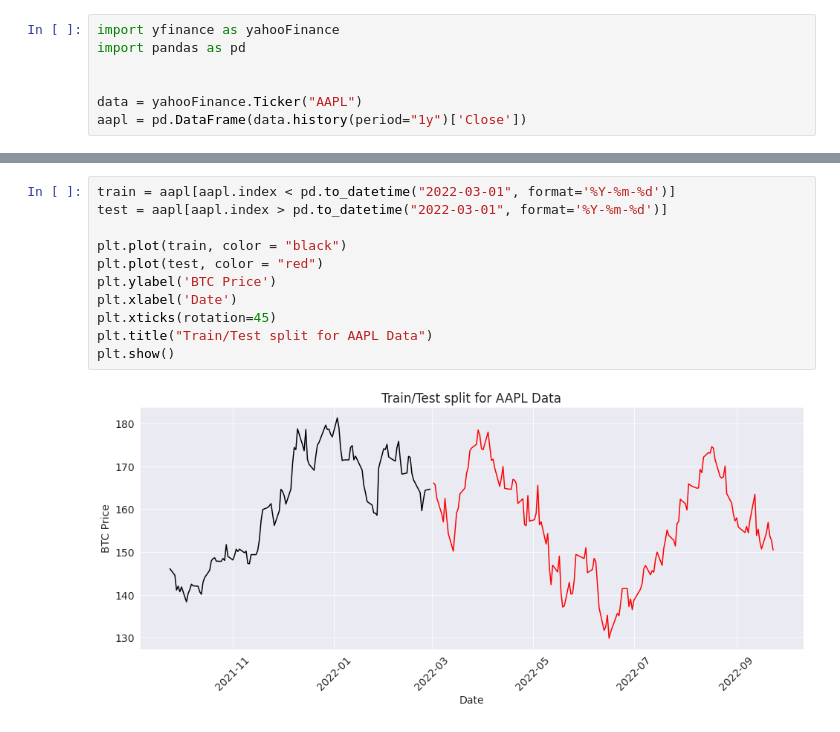
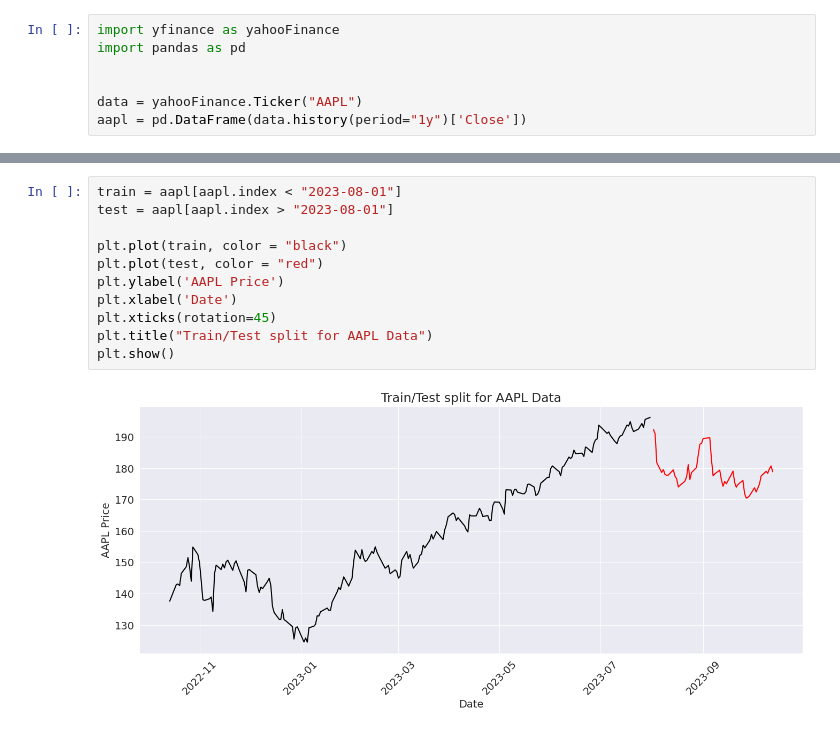
Before and after one commit to a-nagar/vistra-intermediate, a Jupyter notebook: Time_Series.ipynb, the cells around one changed output, grey strips where cells are left out. Drawn from its saved outputs; the diff is of its cells as text.

```diff
--- a/Time_Series.ipynb
+++ b/Time_Series.ipynb
@@ -300,13 +307,13 @@ plt.plot(aapl.index, aapl['Close'], )
 # %%
-train = aapl[aapl.index < pd.to_datetime("2022-03-01", format='%Y-%m-%d')]
-test = aapl[aapl.index > pd.to_datetime("2022-03-01", format='%Y-%m-%d')]
+train = aapl[aapl.index < "2023-08-01"]
+test = aapl[aapl.index > "2023-08-01"]
 
 plt.plot(train, color = "black")
 plt.plot(test, color = "red")
-plt.ylabel('BTC Price')
+plt.ylabel('AAPL Price')
 plt.xlabel('Date')
 plt.xticks(rotation=45)
 plt.title("Train/Test split for AAPL Data")
 plt.show()
 # %% [output]
-[figure, old version]
+[figure, new version]
```
Also changed, not shown: parts of 14 cells of this notebook.
